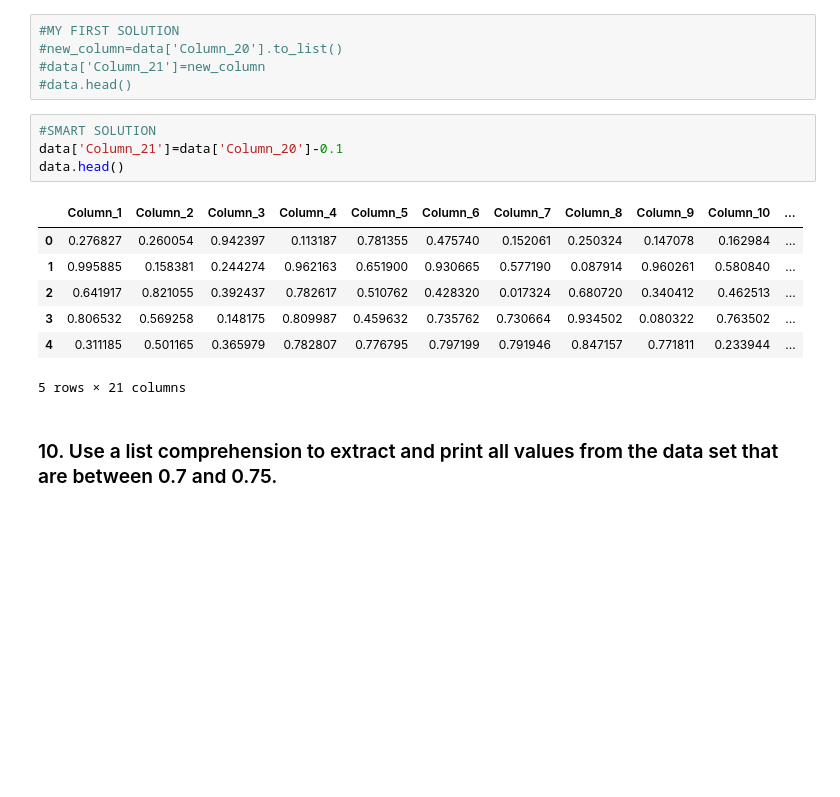
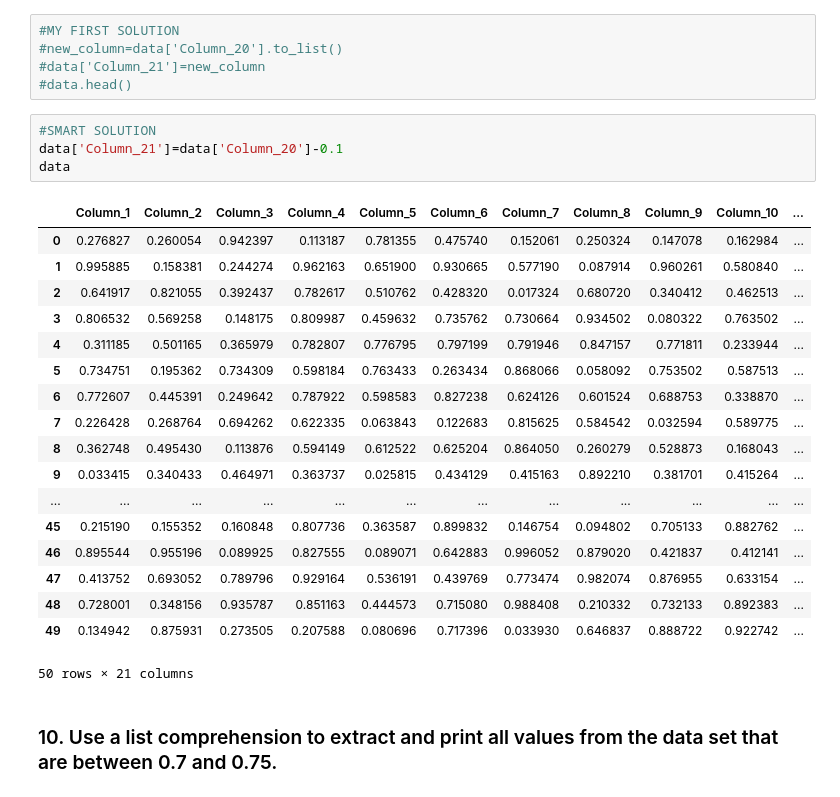
Before and after one commit to thomas-cares/data-pt-ber-08-20, a Jupyter notebook: Labs/module-1_labs/01_python/05_lab-list-comprehensions/your-code/main.ipynb, the cells around one changed output. Saved outputs shown, nothing was run; the diff lists cells and outputs as text; blank space fills up the shorter version.

```diff
--- a/Labs/module-1_labs/01_python/05_lab-list-comprehensions/your-code/main.ipynb
+++ b/Labs/module-1_labs/01_python/05_lab-list-comprehensions/your-code/main.ipynb
@@ -139,15 +139,26 @@ list_median
 # %%
 #SMART SOLUTION
 data['Column_21']=data['Column_20']-0.1
-data.head()
+data
 # %% [output]
 |  | Column_1 | Column_2 | Column_3 | Column_4 | Column_5 | Column_6 | Column_7 | Column_8 | Column_9 | Column_10 | ... |
 | 0 | 0.276827 | 0.260054 | 0.942397 | 0.113187 | 0.781355 | 0.475740 | 0.152061 | 0.250324 | 0.147078 | 0.162984 | ... |
 | 1 | 0.995885 | 0.158381 | 0.244274 | 0.962163 | 0.651900 | 0.930665 | 0.577190 | 0.087914 | 0.960261 | 0.580840 | ... |
 | 2 | 0.641917 | 0.821055 | 0.392437 | 0.782617 | 0.510762 | 0.428320 | 0.017324 | 0.680720 | 0.340412 | 0.462513 | ... |
 | 3 | 0.806532 | 0.569258 | 0.148175 | 0.809987 | 0.459632 | 0.735762 | 0.730664 | 0.934502 | 0.080322 | 0.763502 | ... |
 | 4 | 0.311185 | 0.501165 | 0.365979 | 0.782807 | 0.776795 | 0.797199 | 0.791946 | 0.847157 | 0.771811 | 0.233944 | ... |
+| 5 | 0.734751 | 0.195362 | 0.734309 | 0.598184 | 0.763433 | 0.263434 | 0.868066 | 0.058092 | 0.753502 | 0.587513 | ... |
+| 6 | 0.772607 | 0.445391 | 0.249642 | 0.787922 | 0.598583 | 0.827238 | 0.624126 | 0.601524 | 0.688753 | 0.338870 | ... |
+| 7 | 0.226428 | 0.268764 | 0.694262 | 0.622335 | 0.063843 | 0.122683 | 0.815625 | 0.584542 | 0.032594 | 0.589775 | ... |
+| 8 | 0.362748 | 0.495430 | 0.113876 | 0.594149 | 0.612522 | 0.625204 | 0.864050 | 0.260279 | 0.528873 | 0.168043 | ... |
+| 9 | 0.033415 | 0.340433 | 0.464971 | 0.363737 | 0.025815 | 0.434129 | 0.415163 | 0.892210 | 0.381701 | 0.415264 | ... |
+| ... | ... | ... | ... | ... | ... | ... | ... | ... | ... | ... | ... |
+| 45 | 0.215190 | 0.155352 | 0.160848 | 0.807736 | 0.363587 | 0.899832 | 0.146754 | 0.094802 | 0.705133 | 0.882762 | ... |
+| 46 | 0.895544 | 0.955196 | 0.089925 | 0.827555 | 0.089071 | 0.642883 | 0.996052 | 0.879020 | 0.421837 | 0.412141 | ... |
+| 47 | 0.413752 | 0.693052 | 0.789796 | 0.929164 | 0.536191 | 0.439769 | 0.773474 | 0.982074 | 0.876955 | 0.633154 | ... |
+| 48 | 0.728001 | 0.348156 | 0.935787 | 0.851163 | 0.444573 | 0.715080 | 0.988408 | 0.210332 | 0.732133 | 0.892383 | ... |
+| 49 | 0.134942 | 0.875931 | 0.273505 | 0.207588 | 0.080696 | 0.717396 | 0.033930 | 0.646837 | 0.888722 | 0.922742 | ... |
-5 rows × 21 columns
+50 rows × 21 columns
 # %% [markdown]
 ### 10. Use a list comprehension to extract and print all values from the data set that are between 0.7 and 0.75.
 # %%
```
Also changed, not shown: parts of 2 cells of this notebook, 1 other file.
